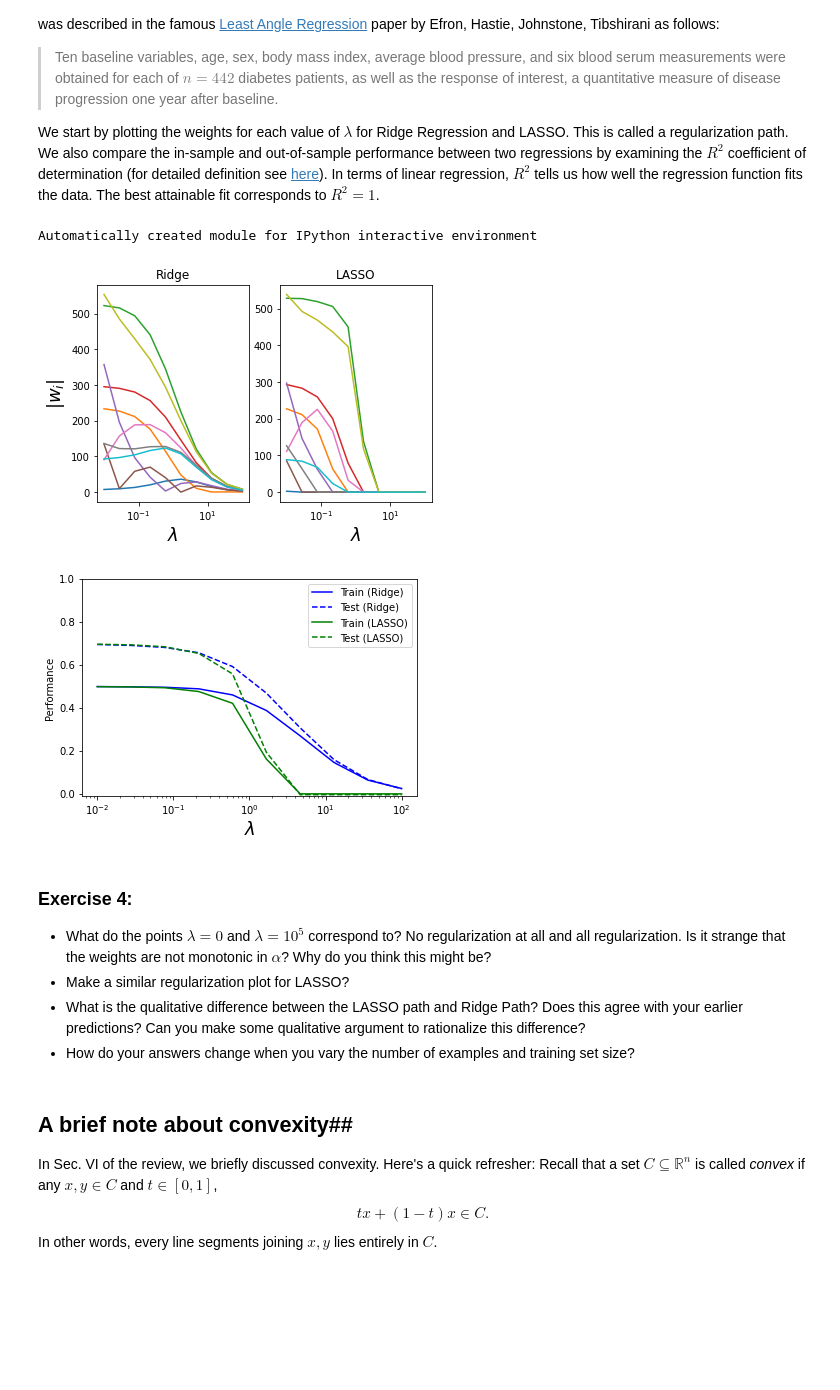
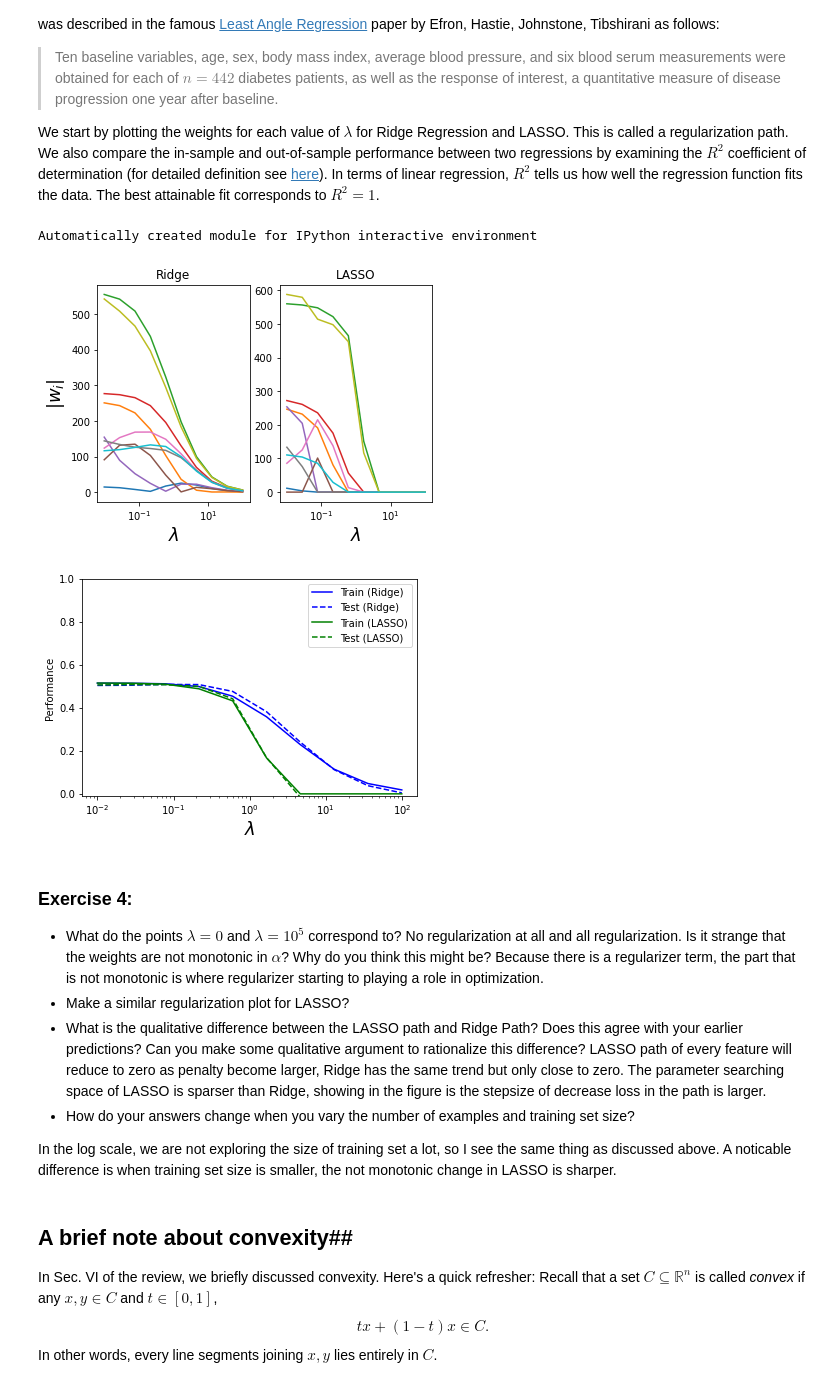
Before and after one commit to GravityPHY/PY580_23Spring, a Jupyter notebook: NB3_CVI-linreg_diabetes.ipynb, the cells around one changed output. Saved outputs shown, nothing was run; the diff lists cells and outputs as text; code cells hidden in the pictures; blank space fills up the shorter version.

```diff
--- a/NB3_CVI-linreg_diabetes.ipynb
+++ b/NB3_CVI-linreg_diabetes.ipynb
@@ -152,7 +157,7 @@ alphas = np.logspace(-2, 2, 10)
 # as well as a test set with 50 examples. We record their errors respectively.
 
 n_samples = 150
-n_samples_train = 400
+n_samples_train = 300
 X_train, X_test = X[:n_samples_train], X[n_samples_train:]
 y_train, y_test = y[:n_samples_train], y[n_samples_train:]
 train_errors_ridge = list()
@@ -199,43 +204,43 @@ plt.title('Ridge')
 
 
 plt.subplot(1,2,2)
 plt.semilogx(alphas, np.abs(coefs_lasso))
 axes = plt.gca()
 #ax.set_xscale('log')
 #ax.set_xlim(ax.get_xlim()[::-1])  # reverse axis
 plt.xlabel(r'$\lambda$',fontsize=18)
 #plt.ylabel('$|\mathbf{w}|$',fontsize=18)
 plt.title('LASSO')
 #plt.savefig("LASSO_sparsity_scale.pdf")
 plt.show()
 
 
 
 # Plot our performance on both the training and test data
 plt.semilogx(alphas, train_errors_ridge, 'b',label='Train (Ridge)')
 plt.semilogx(alphas, test_errors_ridge, '--b',label='Test (Ridge)')
 plt.semilogx(alphas, train_errors_lasso, 'g',label='Train (LASSO)')
 plt.semilogx(alphas, test_errors_lasso, '--g',label='Test (LASSO)')
 #plt.vlines(alpha_optim, plt.ylim()[0], np.max(test_errors), color='k',
 #           linewidth=3, label='Optimum on test')
 plt.legend(loc='upper right')
 plt.ylim([-0.01, 1.0])
 plt.xlabel(r'$\lambda$',fontsize=18)
 plt.ylabel('Performance')
 #plt.savefig("Ridge_LASSO_sparsity_performance.pdf")
 plt.show()
 # %% [output]
 Automatically created module for IPython interactive environment
-[figure, old version]
+[figure, new version]
-[figure, old version]
+[figure, new version]
 # %% [markdown]
 ### Exercise 4: ###
 <ul>
-<li>What do the points $\lambda=0$ and $\lambda=10^5$ correspond to? No regularization at all and all regularization. Is it strange that the weights are not monotonic in $\alpha$? Why do you think this might be?
+<li>What do the points $\lambda=0$ and $\lambda=10^5$ correspond to? No regularization at all and all regularization. Is it strange that the weights are not monotonic in $\alpha$? Why do you think this might be? Because there is a regularizer term, the part that is not monotonic is where regularizer starting to playing a role in optimization.
 <li>Make a similar regularization plot for LASSO?
-<li> What is the qualitative difference between the LASSO path and Ridge Path? Does this agree with your earlier predictions? Can you make some qualitative argument to rationalize this difference?
+<li> What is the qualitative difference between the LASSO path and Ridge Path? Does this agree with your earlier predictions? Can you make some qualitative argument to rationalize this difference? LASSO path of every feature will reduce to zero as penalty become larger, Ridge has the same trend but only close to zero. The parameter searching space of LASSO is sparser than Ridge, showing in the figure is the stepsize of decrease loss in the path is larger.
 <li>How do your answers change when you vary the number of examples and training set size?
-</ul>
+</ul> In the log scale, we are not exploring the size of training set a lot, so I see the same thing as discussed above. A noticable difference is when training set size is smaller, the not monotonic change in LASSO is sharper.
 # %% [markdown]
 ## A brief note about convexity##
 
```
Also changed, not shown: parts of 5 cells of this notebook, 1 other file.
